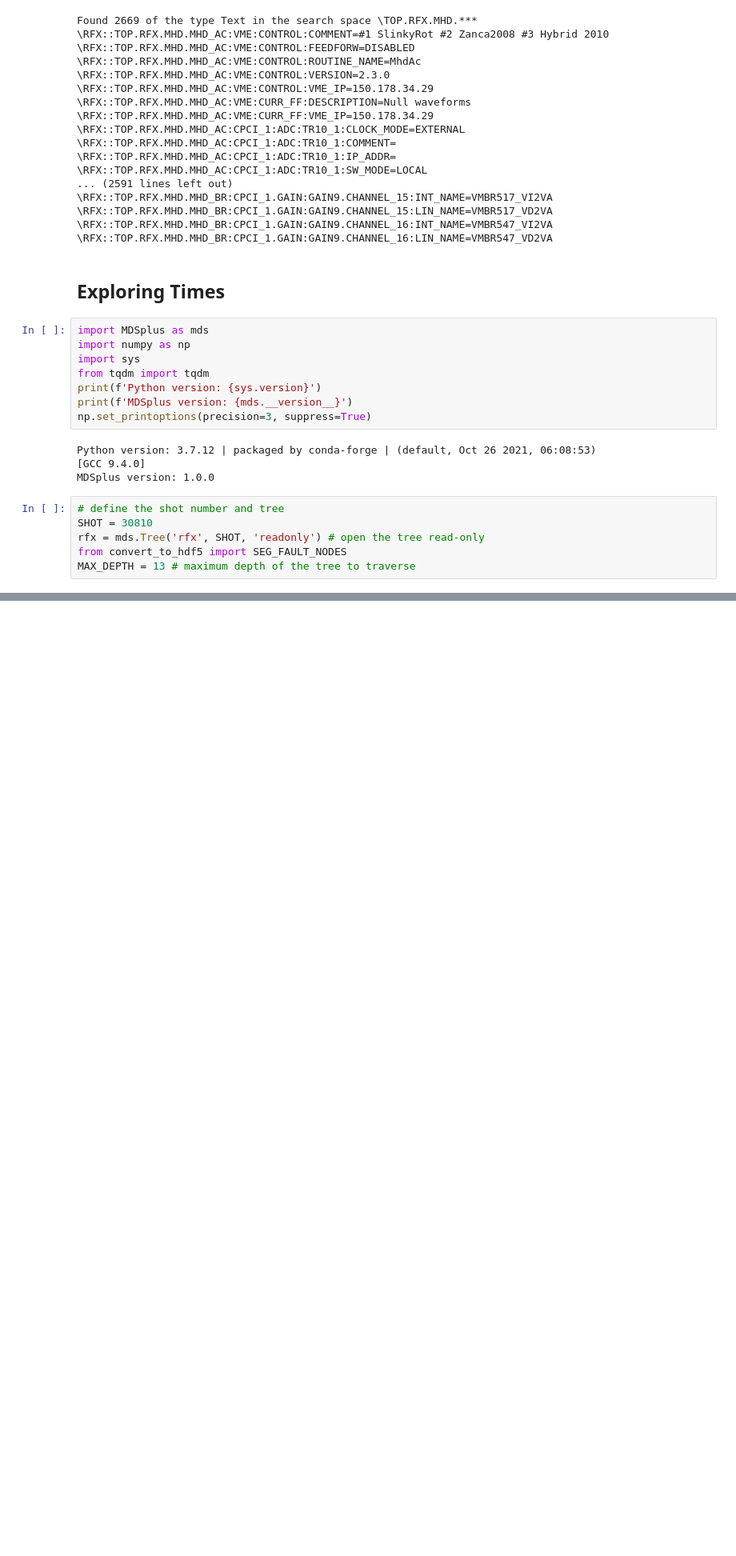
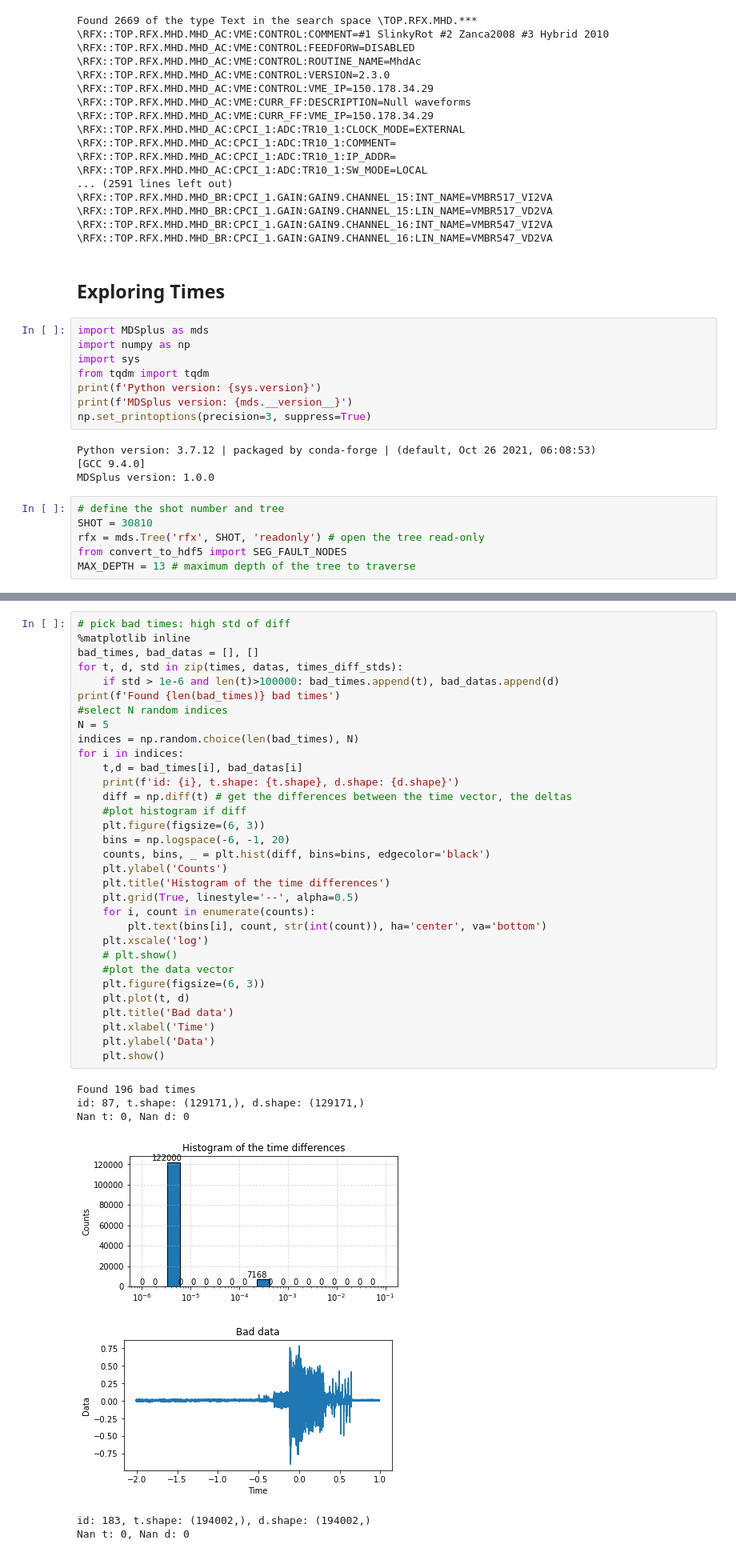
Before and after one commit to matgrand/explore_rfx, a Jupyter notebook: explore_MDSplus.ipynb, the cells around one changed output, grey strips where cells are left out. Shown at 80% size. Drawn from its saved outputs; the diff is of its cells as text; blank space fills up the shorter version.

```diff
--- a/explore_MDSplus.ipynb
+++ b/explore_MDSplus.ipynb
@@ -345,0 +341,40 @@ plt.show()
+# %%
+# pick bad times: high std of diff
+%matplotlib inline
+bad_times, bad_datas = [], []
+for t, d, std in zip(times, datas, times_diff_stds):
+    if std > 1e-6 and len(t)>100000: bad_times.append(t), bad_datas.append(d)
+print(f'Found {len(bad_times)} bad times')
+#select N random indices
+N = 5
+indices = np.random.choice(len(bad_times), N)
+for i in indices:
+    t,d = bad_times[i], bad_datas[i]
+    print(f'id: {i}, t.shape: {t.shape}, d.shape: {d.shape}')
+    diff = np.diff(t) # get the differences between the time vector, the deltas
+    #plot histogram if diff
+    plt.figure(figsize=(6, 3))
+    bins = np.logspace(-6, -1, 20)
+    counts, bins, _ = plt.hist(diff, bins=bins, edgecolor='black')
+    plt.ylabel('Counts')
+    plt.title('Histogram of the time differences')
+    plt.grid(True, linestyle='--', alpha=0.5)
+    for i, count in enumerate(counts):
+        plt.text(bins[i], count, str(int(count)), ha='center', va='bottom')
+    plt.xscale('log')
+    # plt.show()
+    #plot the data vector
+    plt.figure(figsize=(6, 3))
+    plt.plot(t, d)
+    plt.title('Bad data')
+    plt.xlabel('Time')
+    plt.ylabel('Data')
+    plt.show()
+# %% [output]
+Found 196 bad times
+id: 87, t.shape: (129171,), d.shape: (129171,)
+Nan t: 0, Nan d: 0
+[figure, added]
+[figure, added]
+id: 183, t.shape: (194002,), d.shape: (194002,)
+Nan t: 0, Nan d: 0
```
Also changed, not shown: parts of 7 cells of this notebook, 3 other files.
